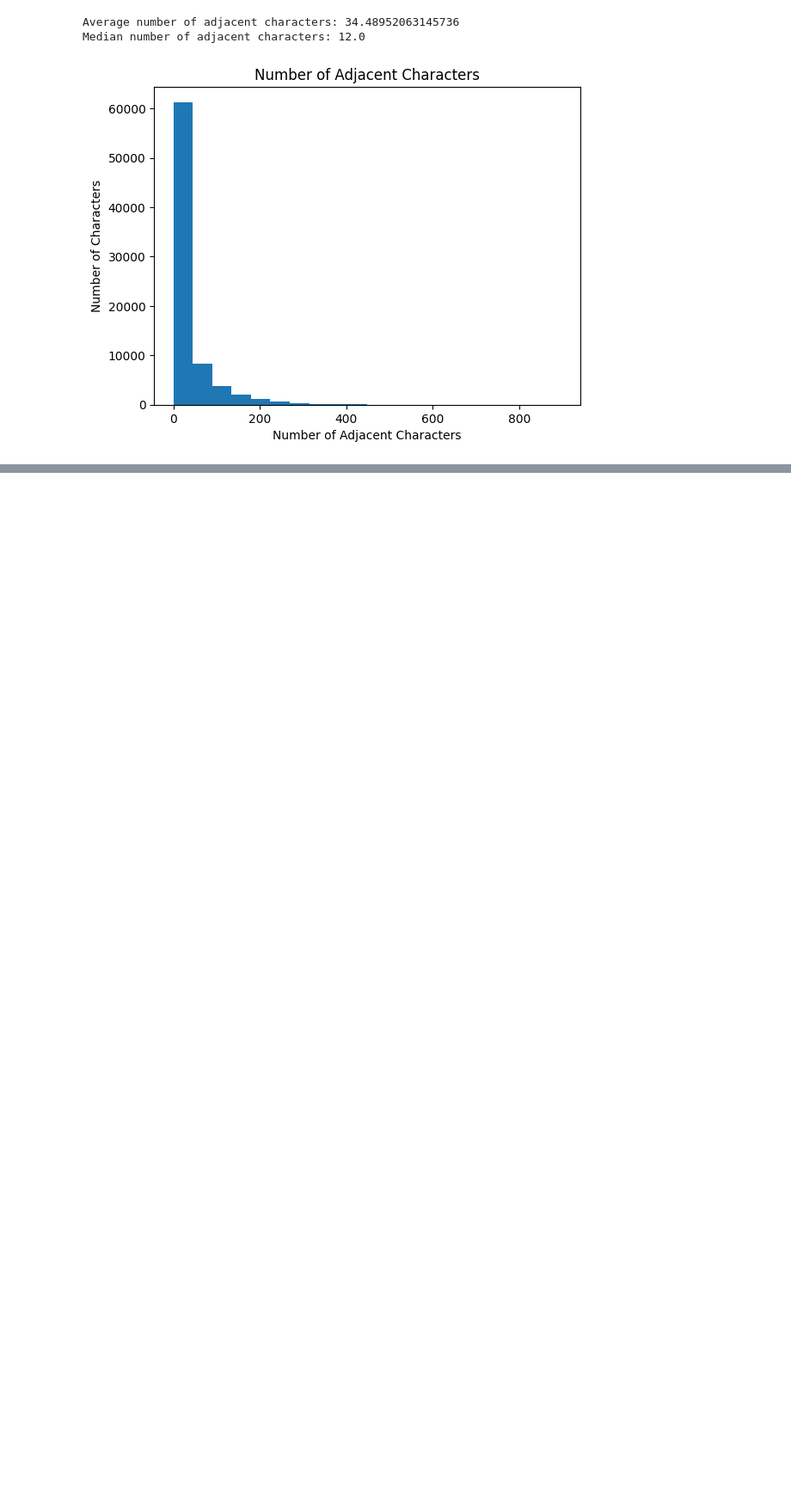
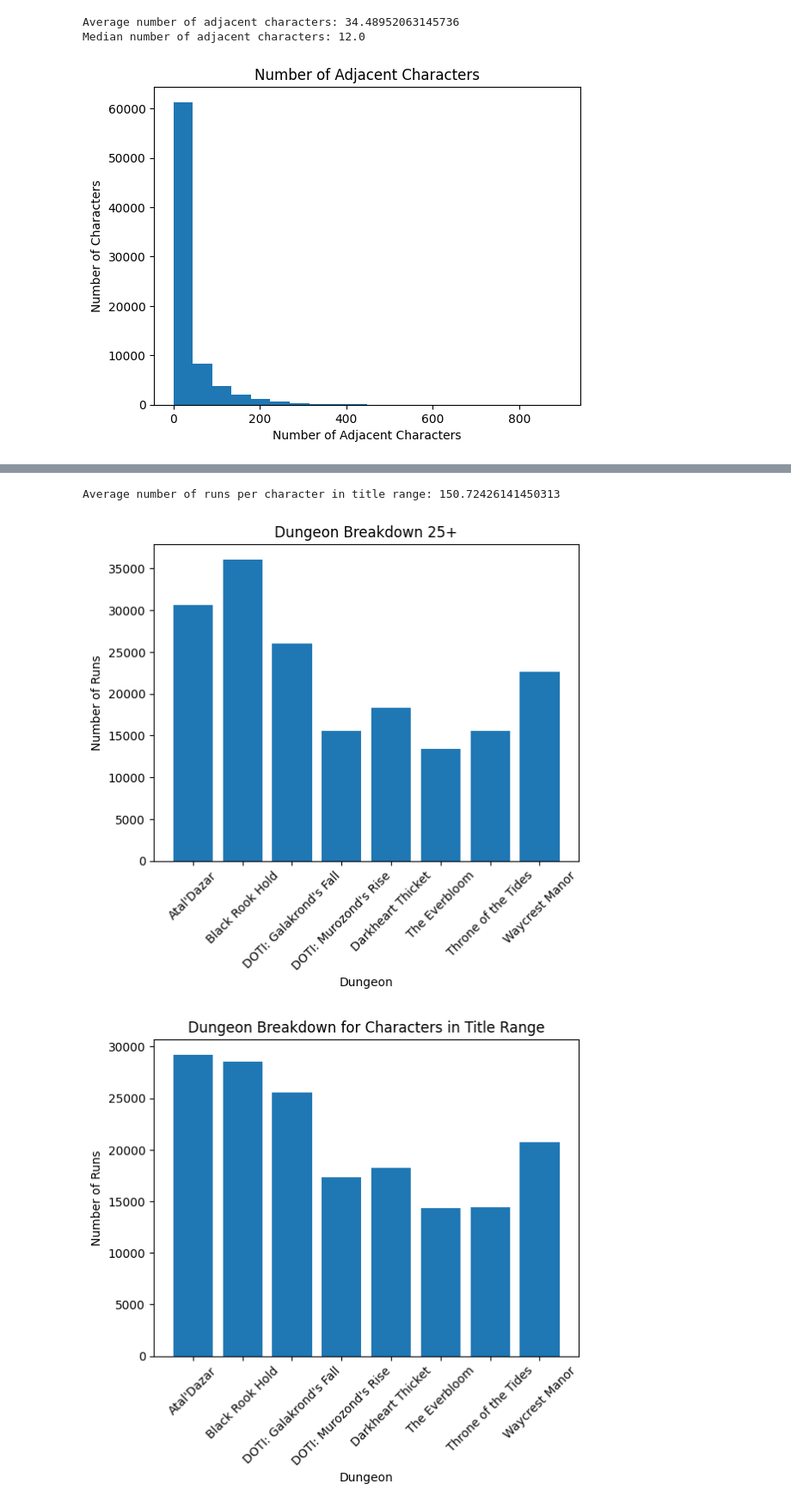
Before and after one commit to cvxluo/raider-i-know, a Jupyter notebook: analysis/analysis.ipynb, the cells around one changed output, grey strips where cells are left out. Shown at 86% size. Cells and saved outputs as stored; diff of their text form; code cells hidden in the pictures; blank space fills up the shorter version.

```diff
--- a/analysis/analysis.ipynb
+++ b/analysis/analysis.ipynb
@@ -240,0 +371,29 @@ Most frequent team: 257277245 (128)
+# %%
+avg_title_runs = avg_runs_per_character(title_range_chars)
+print(f'Average number of runs per character in title range: {avg_title_runs}')
+# %% [output]
+Average number of runs per character in title range: 150.72426141450313
+# %%
+def dungeon_breakdown(d_runs) :
+    dungeons = defaultdict(int)
+    for run in tqdm(d_runs) :
+        dungeons[run.dungeon['name']] += 1
+    return dungeons
+
+dungeon_breakdown_runs_above_limit = dungeon_breakdown(database_runs_above_limit)
+dungeon_breakdown_title_range = dungeon_breakdown(get_runs_with_characters(title_range_chars))
+
+def plot_dungeon_breakdown(dungeons, title) :
+    dungs = sorted(dungeons.items(), key=lambda x: x[0])
+    plt.bar([dung[0] for dung in dungs], [dung[1] for dung in dungs])
+    plt.title(title)
+    plt.xlabel('Dungeon')
+    plt.ylabel('Number of Runs')
+    plt.xticks(rotation=45)
+    plt.show()
+
+plot_dungeon_breakdown(dungeon_breakdown_runs_above_limit, 'Dungeon Breakdown 25+')
+plot_dungeon_breakdown(dungeon_breakdown_title_range, 'Dungeon Breakdown for Characters in Title Range')
+# %% [output]
+[figure, added]
+[figure, added]
```
Also changed, not shown: parts of 7 cells of this notebook, 1 other file.
